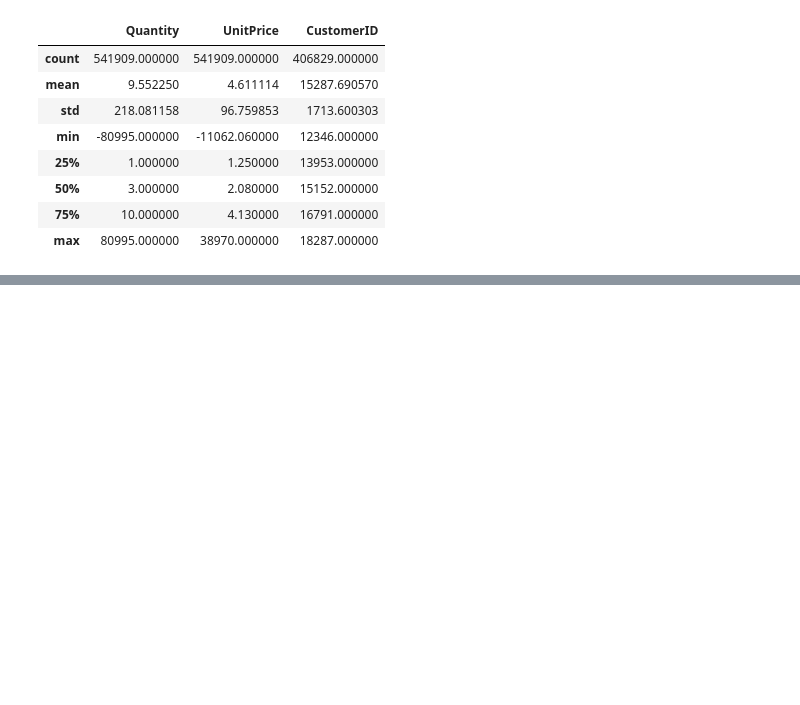
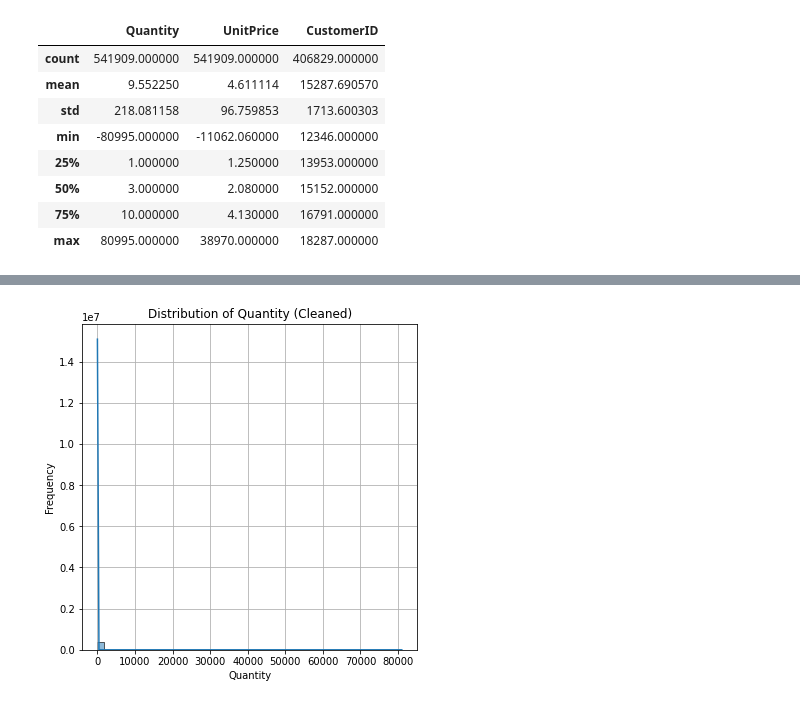
Before and after one commit to Dibieoluchi/Customer-Segmentation-Market-Basket-Analysis-SWOT-Insights, a Jupyter notebook: exploratory data analysis.ipynb, the cells around one changed output, grey strips where cells are left out. Saved outputs shown, nothing was run; the diff lists cells and outputs as text; code cells hidden in the pictures; blank space fills up the shorter version.

```diff
--- a/exploratory data analysis.ipynb
+++ b/exploratory data analysis.ipynb
@@ -88,0 +162,3 @@ The number of non-null values for CustomerID is lower (406,829) compared to the
+# %%
+# Filter out transactions with negative quantities
+data_clean = data[(data.Quantity > 0) & (data.UnitPrice > 0)]
@@ -88,0 +177,2 @@ The number of non-null values for CustomerID is lower (406,829) compared to the
+# %%
+data_clean = data_clean[~(data_clean.CustomerID.isnull())]
@@ -88,0 +191,3 @@ The number of non-null values for CustomerID is lower (406,829) compared to the
+# %%
+# Convert InvoiceDate to datetime
+data_clean['InvoiceDate'] = pd.to_datetime(data_clean['InvoiceDate'])
@@ -88,0 +206,11 @@ The number of non-null values for CustomerID is lower (406,829) compared to the
+# %%
+# Plot distribution of Quantity in the cleaned dataset
+plt.figure(figsize=(6, 6))
+plt.grid(True)
+sns.histplot(data_clean['Quantity'], bins=50, kde=True)
+plt.title('Distribution of Quantity (Cleaned)')
+plt.xlabel('Quantity')
+plt.ylabel('Frequency')
+plt.show()
+# %% [output]
+[figure, added]
```
Also changed, not shown: parts of 102 cells of this notebook, 2 other files.
